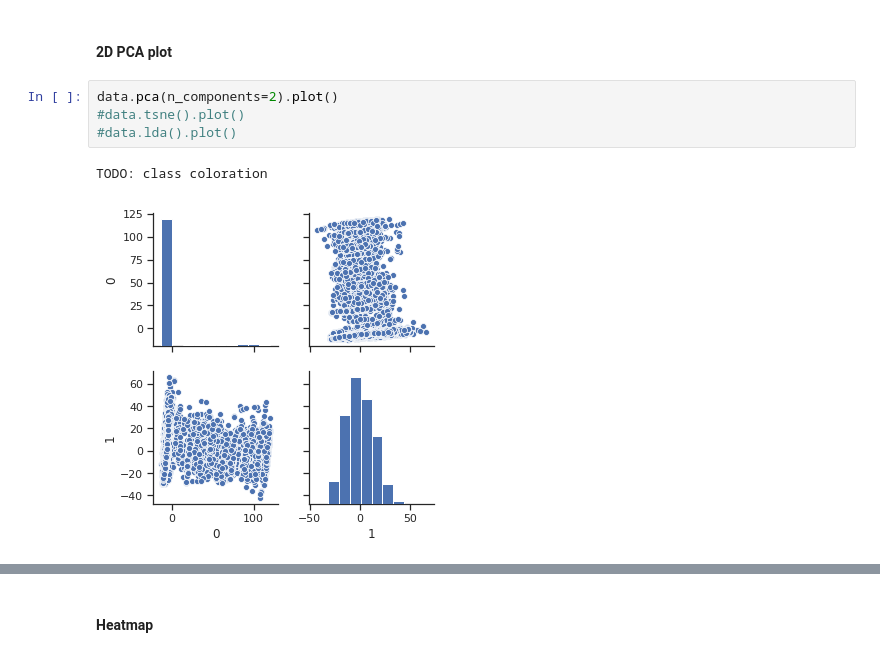
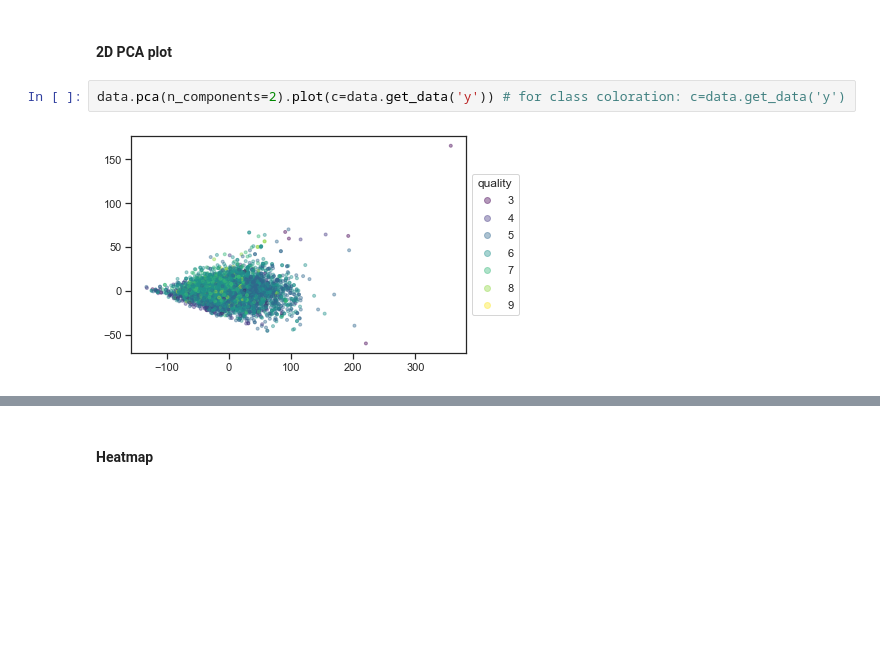
Before and after one commit to Didayolo/autopandas, a Jupyter notebook: AutoPandas_workspace.ipynb, the cells around one changed output, grey strips where cells are left out. Drawn from its saved outputs; the diff is of its cells as text; blank space fills up the shorter version.

Commit message:
Update visualization. Plot and pairplot are now separated methods. Coloration works.

```diff
--- a/AutoPandas_workspace.ipynb
+++ b/AutoPandas_workspace.ipynb
@@ -140,9 +143,6 @@ TODO: class coloration
 # %% [markdown]
 #### 2D PCA plot
 # %%
-data.pca(n_components=2).plot()
-#data.tsne().plot()
-#data.lda().plot()
+data.pca(n_components=2).plot(c=data.get_data('y')) # for class coloration: c=data.get_data('y')
 # %% [output]
-TODO: class coloration
-[figure, old version]
+[figure, new version]
```
Also changed, not shown: parts of 16 cells of this notebook, 3 other files.
